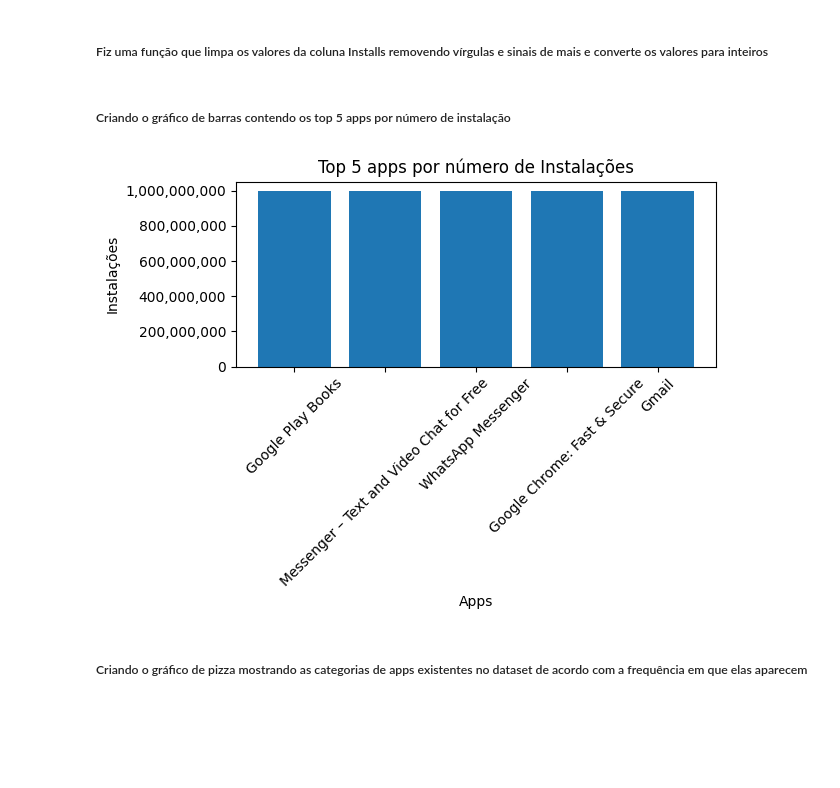
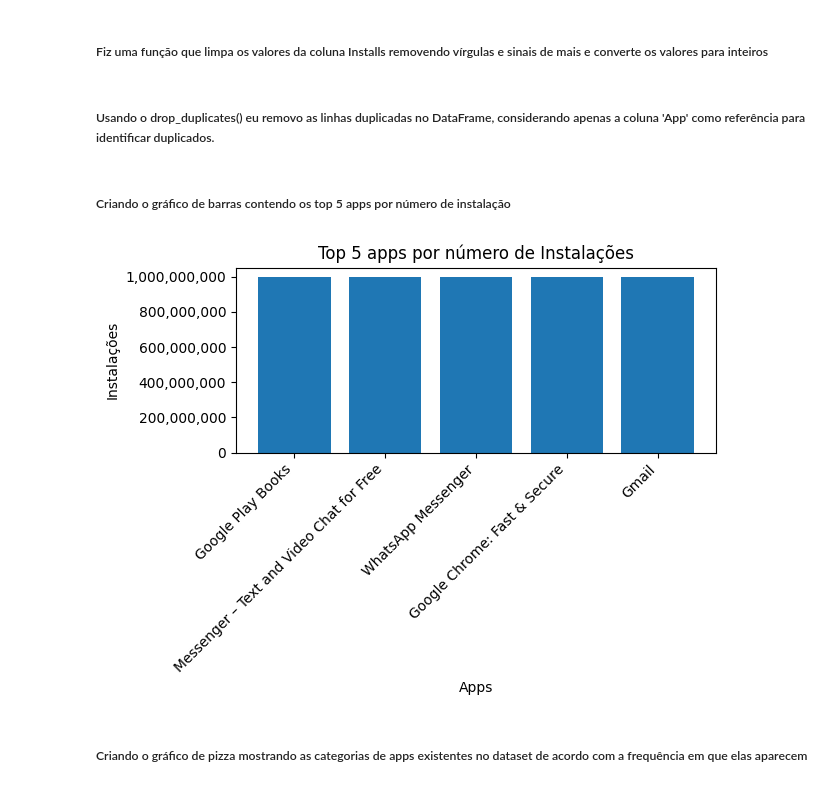
Before and after one commit to Rafaapsantos/CompassUol_Programa_de_bolsas, a Jupyter notebook: Sprint 3/Desafios/desafio.ipynb, the cells around one changed output. Drawn from its saved outputs; the diff is of its cells as text; code cells hidden in the pictures; blank space fills up the shorter version.

```diff
--- a/Sprint 3/Desafios/desafio.ipynb
+++ b/Sprint 3/Desafios/desafio.ipynb
@@ -46,24 +46,28 @@ def converte_coluna_para_int(valor):
     return int(valor.replace(',','').replace('+',''))
 
 df['Installs'] = df['Installs'].apply(converte_coluna_para_int)
+# %% [markdown]
+##### Usando o drop_duplicates() eu removo as linhas duplicadas no DataFrame, considerando apenas a coluna 'App' como referência para identificar duplicados.
+# %%
+df = df.drop_duplicates(subset='App', keep='first')
 # %% [markdown]
 ##### Criando o gráfico de barras contendo os top 5 apps por número de instalação
 # %%
 top_apps =  df.nlargest(5, 'Installs')
 
 plt.bar(top_apps['App'], top_apps['Installs'])
 
 plt.xlabel('Apps')
 plt.ylabel('Instalações')
-plt.xticks(rotation=45, fontsize=10)
+plt.xticks(rotation=45,ha='right')
 plt.title('Top 5 apps por número de Instalações')
 
 plt.gca().yaxis.set_major_formatter(lambda x, _: '{:,.0f}'.format(x))
 
 plt.tight_layout()
 plt.show()
 # %% [output]
-[figure, old version]
+[figure, new version]
 # %% [markdown]
 ##### Criando o gráfico de pizza mostrando as categorias de apps existentes no dataset de acordo com a frequência em que elas aparecem
 # %%
```
Also changed, not shown: parts of 18 cells of this notebook, 20 other files.
